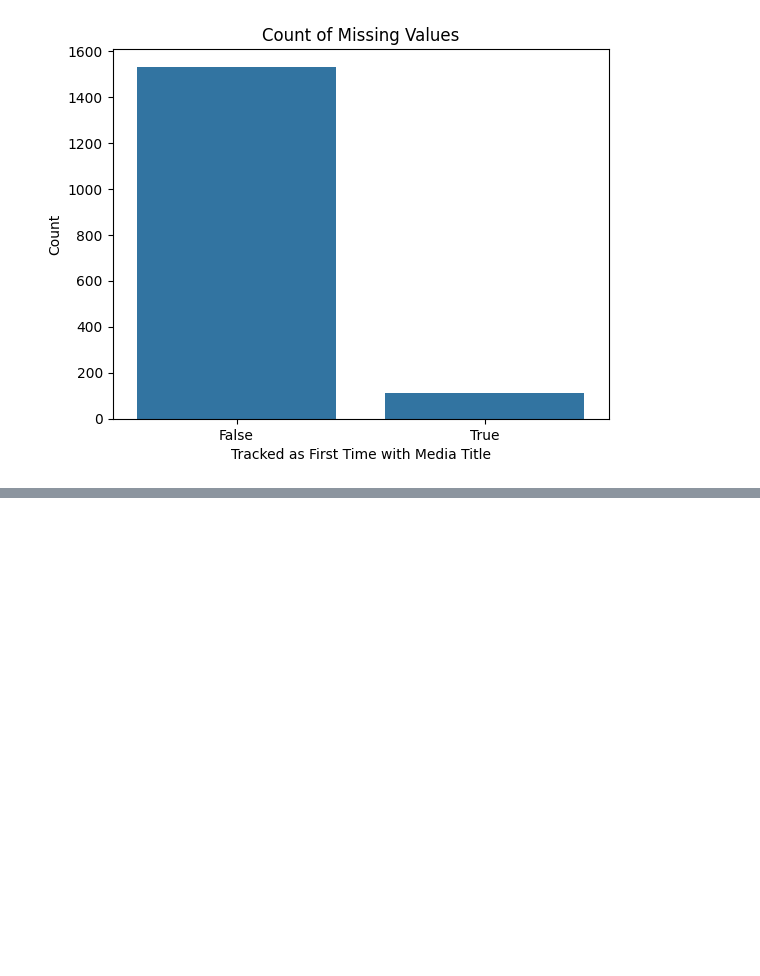
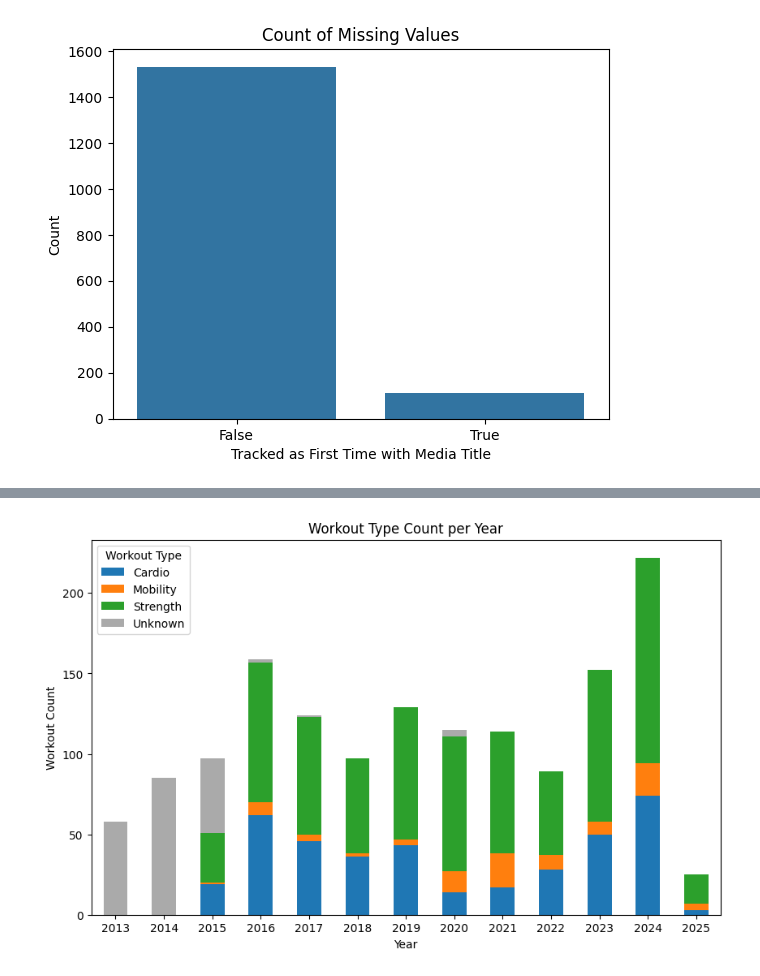
Before and after one commit to aarongilly/datafun-06-eda, a Jupyter notebook: gillespie_eda.ipynb, the cells around one changed output, grey strips where cells are left out. Drawn from its saved outputs; the diff is of its cells as text; code cells hidden in the pictures; blank space fills up the shorter version.

```diff
--- a/gillespie_eda.ipynb
+++ b/gillespie_eda.ipynb
@@ -361,0 +430,8 @@ I believe, however, that this **also** doesnt' represent reality. The truth is "
+# %%
+# Load CSV to DataFrame
+workout_df = pd.read_csv('source_data/Data Journal 11 - WORKOUTS.csv')
+
+# Initial Data Exploration - shaping
+print(workout_df.head(10))
+print(workout_df.shape)
+print(workout_df.dtypes)
@@ -361,0 +460,18 @@ I believe, however, that this **also** doesnt' represent reality. The truth is "
+# %%
+# Step 1: Group by 'Year' and 'Workout Type' to count the occurrences
+workout_counts = workout_df.groupby(['Year', 'Workout Type']).size().unstack(fill_value=0)
+
+# Step 2: Plot the stacked bar chart
+workout_counts.plot(kind='bar', stacked=True, figsize=(10, 6), color=['#1f77b4', '#ff7f0e', '#2ca02c', '#aaaaaa'])
+
+# Adding labels and title
+plt.xlabel('Year')
+plt.ylabel('Workout Count')
+plt.title('Workout Type Count per Year')
+plt.xticks(rotation=0)
+plt.legend(title='Workout Type')
+
+# Show the plot
+plt.show()
+# %% [output]
+[figure, added]
```
Also changed, not shown: parts of 19 cells of this notebook, 1 other file.
